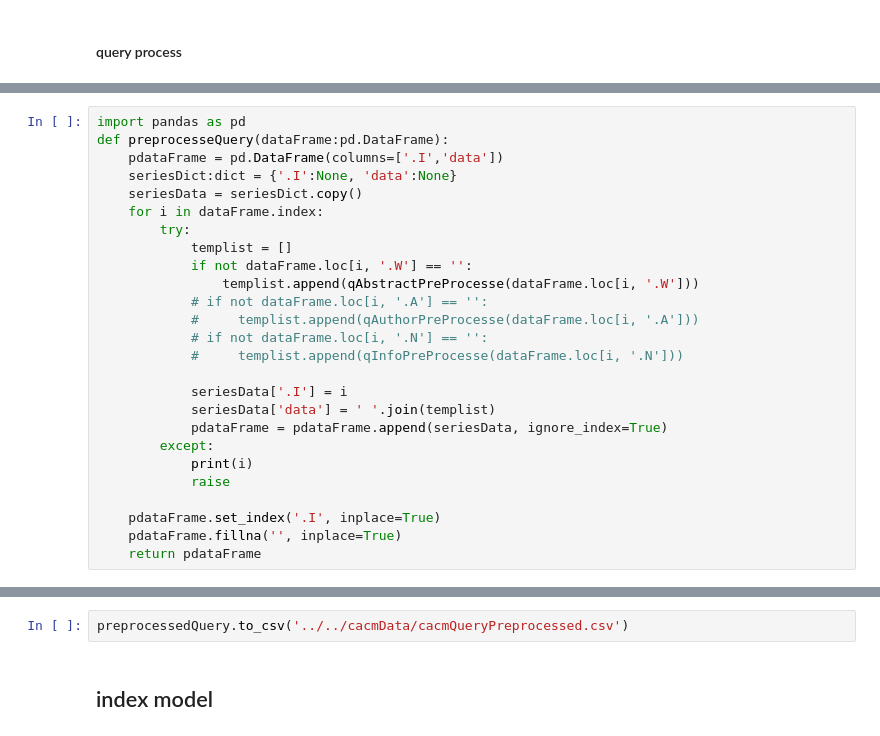
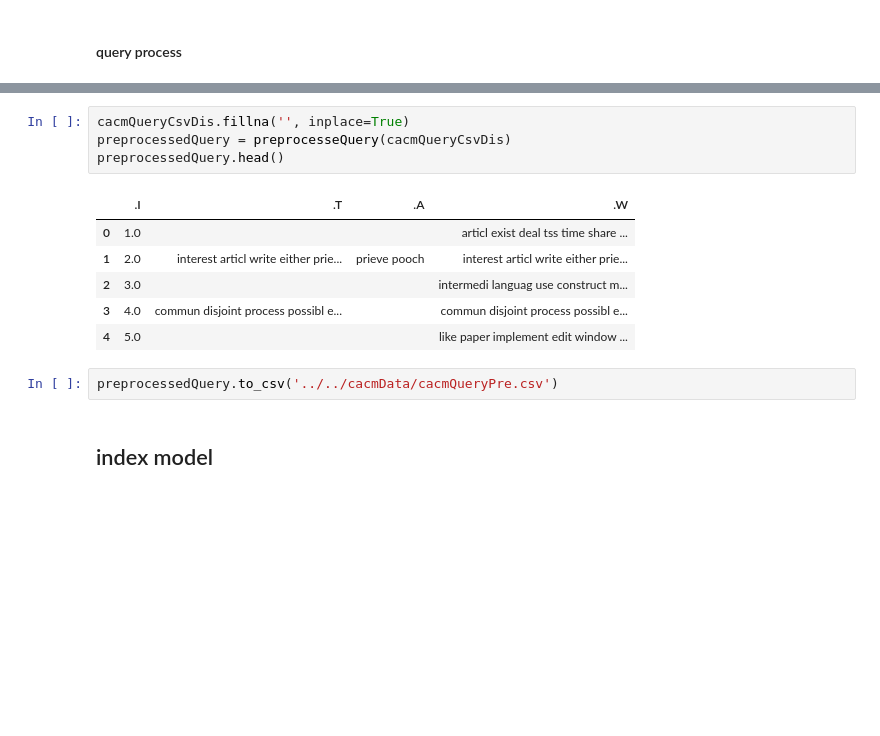
Before and after one commit to sahersoufan/IRProject, a Jupyter notebook: system/cacmSys/core/jupytoNotes/cacm.ipynb, the cells around one changed output, grey strips where cells are left out. Saved outputs shown, nothing was run; the diff lists cells and outputs as text; blank space fills up the shorter version.

```diff
--- a/system/cacmSys/core/jupytoNotes/cacm.ipynb
+++ b/system/cacmSys/core/jupytoNotes/cacm.ipynb
@@ -477,26 +489,0 @@ def qInfoPreProcesse(i):
-# %%
-import pandas as pd
-def preprocesseQuery(dataFrame:pd.DataFrame):
-    pdataFrame = pd.DataFrame(columns=['.I','data'])
-    seriesDict:dict = {'.I':None, 'data':None}
-    seriesData = seriesDict.copy()
-    for i in dataFrame.index:
-        try:
-            templist = []
-            if not dataFrame.loc[i, '.W'] == '':
-                templist.append(qAbstractPreProcesse(dataFrame.loc[i, '.W']))
-            # if not dataFrame.loc[i, '.A'] == '':
-            #     templist.append(qAuthorPreProcesse(dataFrame.loc[i, '.A']))
-            # if not dataFrame.loc[i, '.N'] == '':
-            #     templist.append(qInfoPreProcesse(dataFrame.loc[i, '.N']))
-
-            seriesData['.I'] = i
-            seriesData['data'] = ' '.join(templist)
-            pdataFrame = pdataFrame.append(seriesData, ignore_index=True)
-        except:
-            print(i)
-            raise
-
-    pdataFrame.set_index('.I', inplace=True)
-    pdataFrame.fillna('', inplace=True)
-    return pdataFrame
@@ -528,4 +569,15 @@ preprocessedQuery.head()
+# %%
+cacmQueryCsvDis.fillna('', inplace=True)
+preprocessedQuery = preprocesseQuery(cacmQueryCsvDis)
+preprocessedQuery.head()
+# %% [output]
+|  | .I | .T | .A | .W |
+| 0 | 1.0 |  |  | articl exist deal tss time share ... |
+| 1 | 2.0 | interest articl write either prie... | prieve pooch | interest articl write either prie... |
+| 2 | 3.0 |  |  | intermedi languag use construct m... |
+| 3 | 4.0 | commun disjoint process possibl e... |  | commun disjoint process possibl e... |
+| 4 | 5.0 |  |  | like paper implement edit window ... |
 # %%
-preprocessedQuery.to_csv('../../cacmData/cacmQueryPreprocessed.csv')
+preprocessedQuery.to_csv('../../cacmData/cacmQueryPre.csv')
 # %% [markdown]
 ## index model
```
Also changed, not shown: parts of 49 cells of this notebook, 20 other files.
